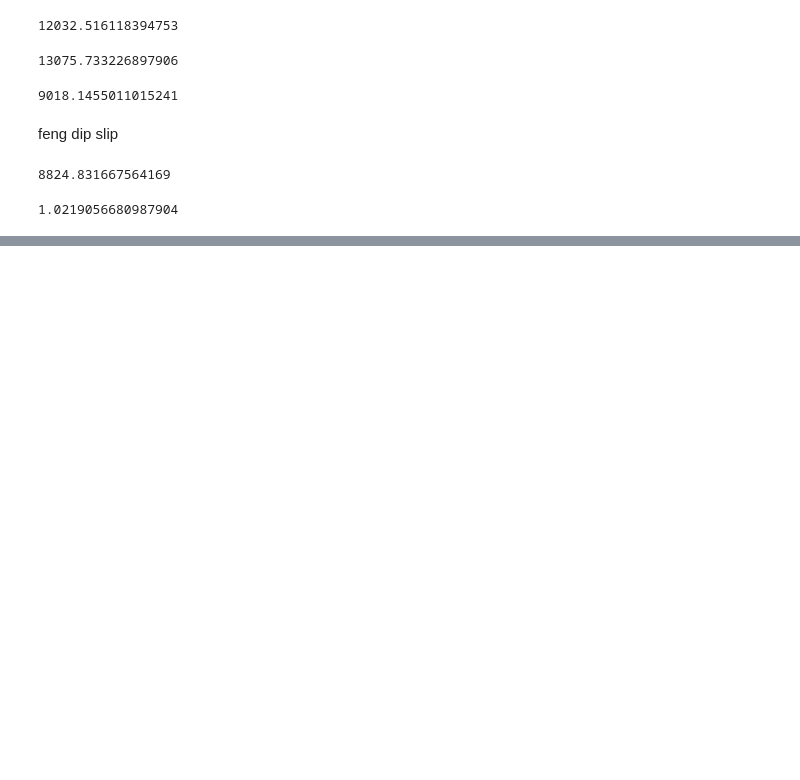
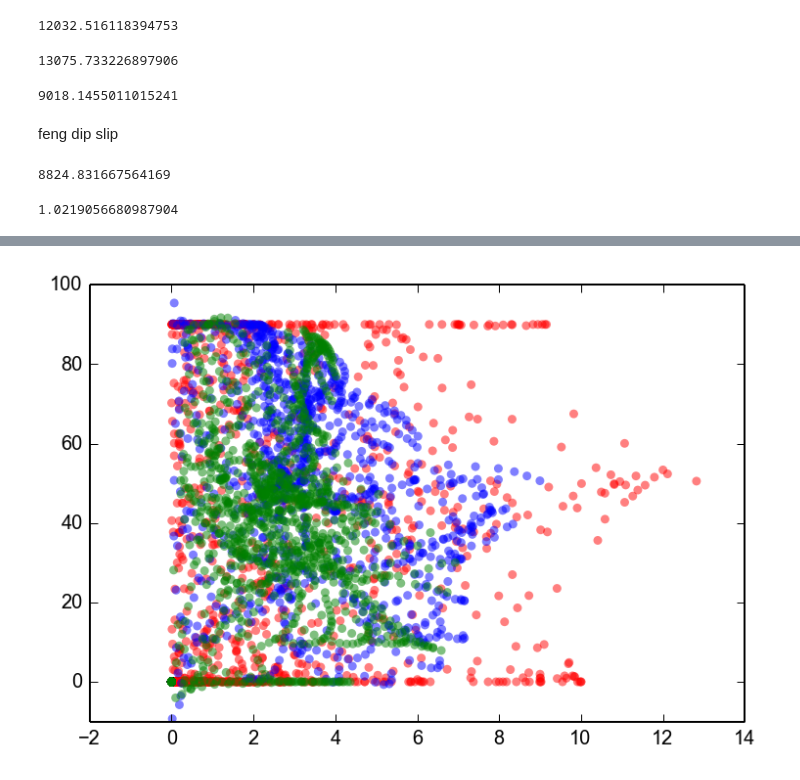
Before and after one commit to cossatot/wenchuan_topo_stress, a Jupyter notebook: notebooks/aggregate_correlations.ipynb, the cells around one changed output, grey strips where cells are left out. Cells and saved outputs as stored; diff of their text form; code cells hidden in the pictures; blank space fills up the shorter version.

```diff
--- a/notebooks/aggregate_correlations.ipynb
+++ b/notebooks/aggregate_correlations.ipynb
@@ -245,0 +278,23 @@ bf.dip_slip_median.sum() / bf.f_dip_slip.sum()
+# %%
+bf['qa_rake'] = hsp.get_rake_from_shear_components(bf.qa_strike_slip,
+                                                    bf.qa_dip_slip)
+
+bf['z_rake'] = hsp.get_rake_from_shear_components(bf.z_strike_slip,
+                                                    bf.z_dip_slip)
+
+bf['f_rake'] = hsp.get_rake_from_shear_components(bf.f_strike_slip,
+                                                    bf.f_dip_slip)
+# %%
+bf['qa_slip_mag'] = np.sqrt(bf.qa_strike_slip**2 + bf.qa_dip_slip**2)
+bf['z_slip_mag'] = np.sqrt(bf.z_strike_slip**2 + bf.z_dip_slip**2)
+bf['f_slip_mag'] = np.sqrt(bf.f_strike_slip**2 + bf.f_dip_slip**2)
+# %%
+scatter(bf.qa_slip_mag, bf.qa_rake, c='r', alpha=0.5, lw=0)
+scatter(bf.z_slip_mag, bf.z_rake, c='b', alpha=0.5, lw=0)
+scatter(bf.f_slip_mag, bf.f_rake, c='g', alpha=0.5, lw=0)
+
+ylim([-10, 100])
+
+show()
+# %% [output]
+[figure, added]
```
Also changed, not shown: parts of 23 cells of this notebook, 7 other files.
